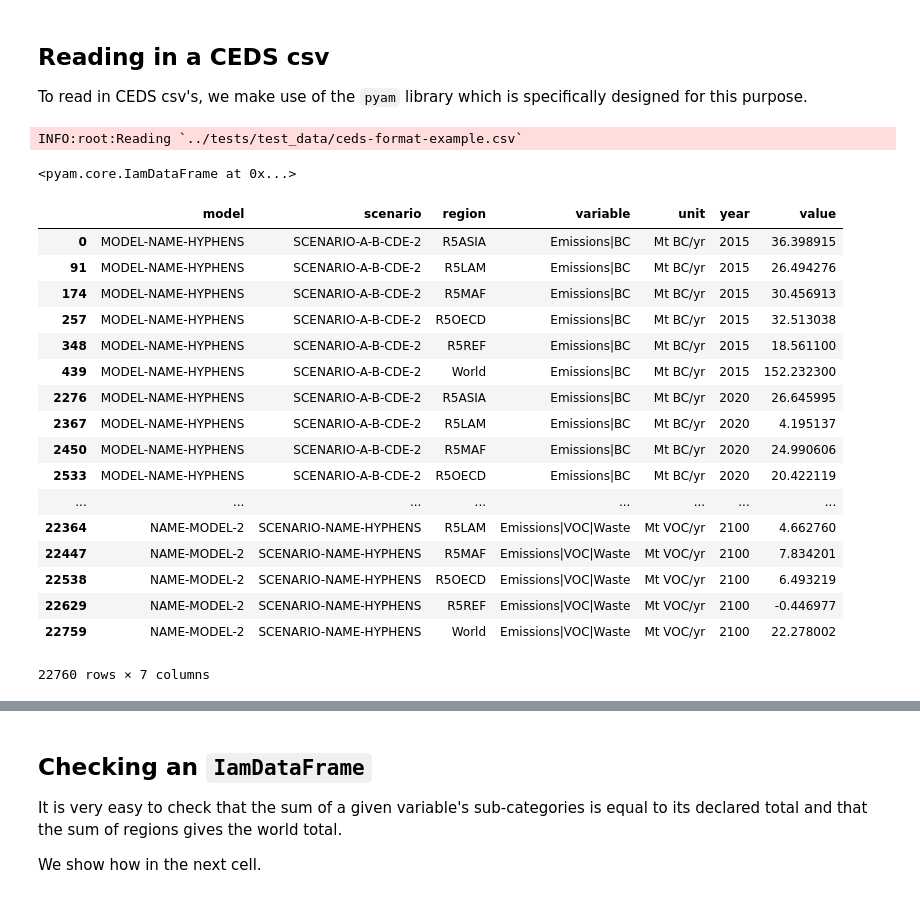
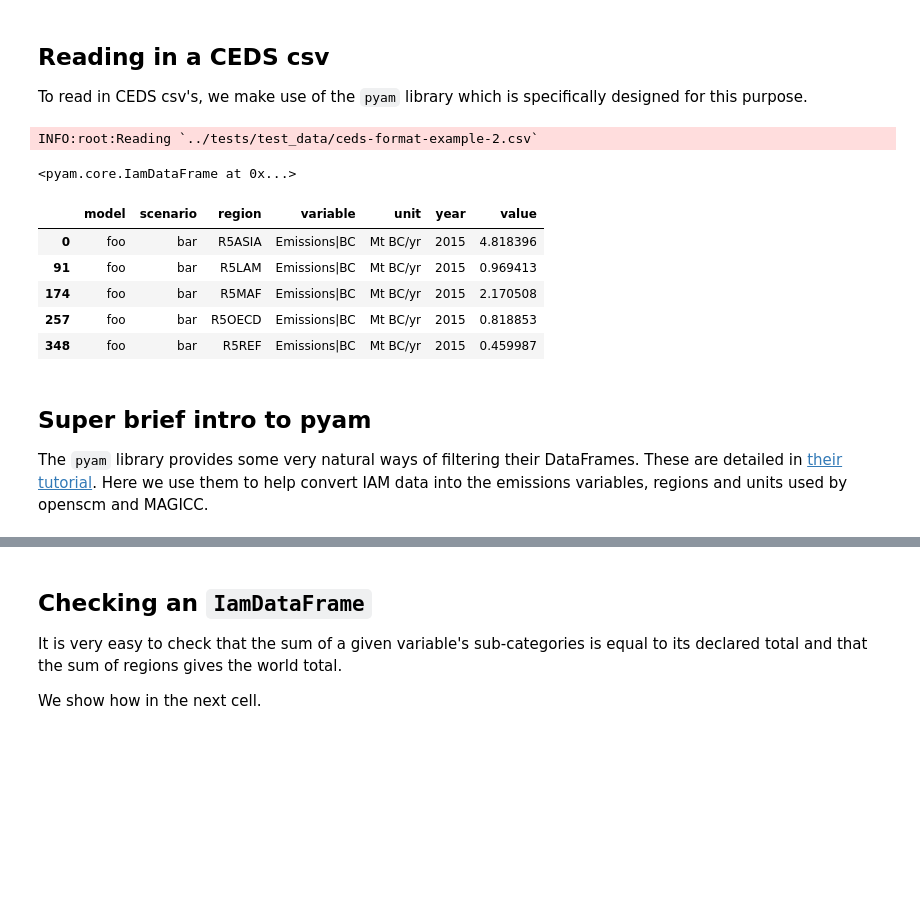
Before and after one commit to openscm/pymagicc, a Jupyter notebook: notebooks/running-CEDS-scenarios.ipynb, the cells around one changed output, grey strips where cells are left out. Saved outputs shown, nothing was run; the diff lists cells and outputs as text; code cells hidden in the pictures; blank space fills up the shorter version.

```diff
--- a/notebooks/running-CEDS-scenarios.ipynb
+++ b/notebooks/running-CEDS-scenarios.ipynb
@@ -35,31 +42,23 @@ To read in CEDS csv's, we make use of the `pyam` library which is specifically d
 # %%
 def read_ceds_csv(file_to_read):
     return pyam.IamDataFrame(
         data=file_to_read,
         encoding="utf-8"
     )
 
-ceds_pyam_df = read_ceds_csv(join(TEST_DATA_PATH, "ceds-format-example.csv"))
+ceds_pyam_df = read_ceds_csv(join(TEST_DATA_PATH, "ceds-format-example-2.csv"))
 ceds_pyam_df  # this just shows the type of ceds_pyam_df
-ceds_pyam_df.data  # this returns the underlying DataFrame
+ceds_pyam_df.data.head()  # this returns the head of the underlying DataFrame
 # %% [output]
-INFO:root:Reading `../tests/test_data/ceds-format-example.csv`
+INFO:root:Reading `../tests/test_data/ceds-format-example-2.csv`
 <pyam.core.IamDataFrame at 0x...>
 |  | model | scenario | region | variable | unit | year | value |
-| 0 | MODEL-NAME-HYPHENS | SCENARIO-A-B-CDE-2 | R5ASIA | Emissions|BC | Mt BC/yr | 2015 | 36.398915 |
-| 91 | MODEL-NAME-HYPHENS | SCENARIO-A-B-CDE-2 | R5LAM | Emissions|BC | Mt BC/yr | 2015 | 26.494276 |
-| 174 | MODEL-NAME-HYPHENS | SCENARIO-A-B-CDE-2 | R5MAF | Emissions|BC | Mt BC/yr | 2015 | 30.456913 |
-| 257 | MODEL-NAME-HYPHENS | SCENARIO-A-B-CDE-2 | R5OECD | Emissions|BC | Mt BC/yr | 2015 | 32.513038 |
-| 348 | MODEL-NAME-HYPHENS | SCENARIO-A-B-CDE-2 | R5REF | Emissions|BC | Mt BC/yr | 2015 | 18.561100 |
-| 439 | MODEL-NAME-HYPHENS | SCENARIO-A-B-CDE-2 | World | Emissions|BC | Mt BC/yr | 2015 | 152.232300 |
-| 2276 | MODEL-NAME-HYPHENS | SCENARIO-A-B-CDE-2 | R5ASIA | Emissions|BC | Mt BC/yr | 2020 | 26.645995 |
-| 2367 | MODEL-NAME-HYPHENS | SCENARIO-A-B-CDE-2 | R5LAM | Emissions|BC | Mt BC/yr | 2020 | 4.195137 |
-| 2450 | MODEL-NAME-HYPHENS | SCENARIO-A-B-CDE-2 | R5MAF | Emissions|BC | Mt BC/yr | 2020 | 24.990606 |
-| 2533 | MODEL-NAME-HYPHENS | SCENARIO-A-B-CDE-2 | R5OECD | Emissions|BC | Mt BC/yr | 2020 | 20.422119 |
-| ... | ... | ... | ... | ... | ... | ... | ... |
-| 22364 | NAME-MODEL-2 | SCENARIO-NAME-HYPHENS | R5LAM | Emissions|VOC|Waste | Mt VOC/yr | 2100 | 4.662760 |
-| 22447 | NAME-MODEL-2 | SCENARIO-NAME-HYPHENS | R5MAF | Emissions|VOC|Waste | Mt VOC/yr | 2100 | 7.834201 |
-| 22538 | NAME-MODEL-2 | SCENARIO-NAME-HYPHENS | R5OECD | Emissions|VOC|Waste | Mt VOC/yr | 2100 | 6.493219 |
-| 22629 | NAME-MODEL-2 | SCENARIO-NAME-HYPHENS | R5REF | Emissions|VOC|Waste | Mt VOC/yr | 2100 | -0.446977 |
-| 22759 | NAME-MODEL-2 | SCENARIO-NAME-HYPHENS | World | Emissions|VOC|Waste | Mt VOC/yr | 2100 | 22.278002 |
+| 0 | foo | bar | R5ASIA | Emissions|BC | Mt BC/yr | 2015 | 4.818396 |
+| 91 | foo | bar | R5LAM | Emissions|BC | Mt BC/yr | 2015 | 0.969413 |
+| 174 | foo | bar | R5MAF | Emissions|BC | Mt BC/yr | 2015 | 2.170508 |
+| 257 | foo | bar | R5OECD | Emissions|BC | Mt BC/yr | 2015 | 0.818853 |
+| 348 | foo | bar | R5REF | Emissions|BC | Mt BC/yr | 2015 | 0.459987 |
-22760 rows × 7 columns
+# %% [markdown]
+## Super brief intro to pyam
+
+The `pyam` library provides some very natural ways of filtering their DataFrames. These are detailed in [their tutorial](https://github.com/IAMconsortium/pyam/blob/master/tutorial/pyam_first_steps.ipynb). Here we use them to help convert IAM data into the emissions variables, regions and units used by openscm and MAGICC.
```
Also changed, not shown: parts of 66 cells of this notebook, 8 other files.
